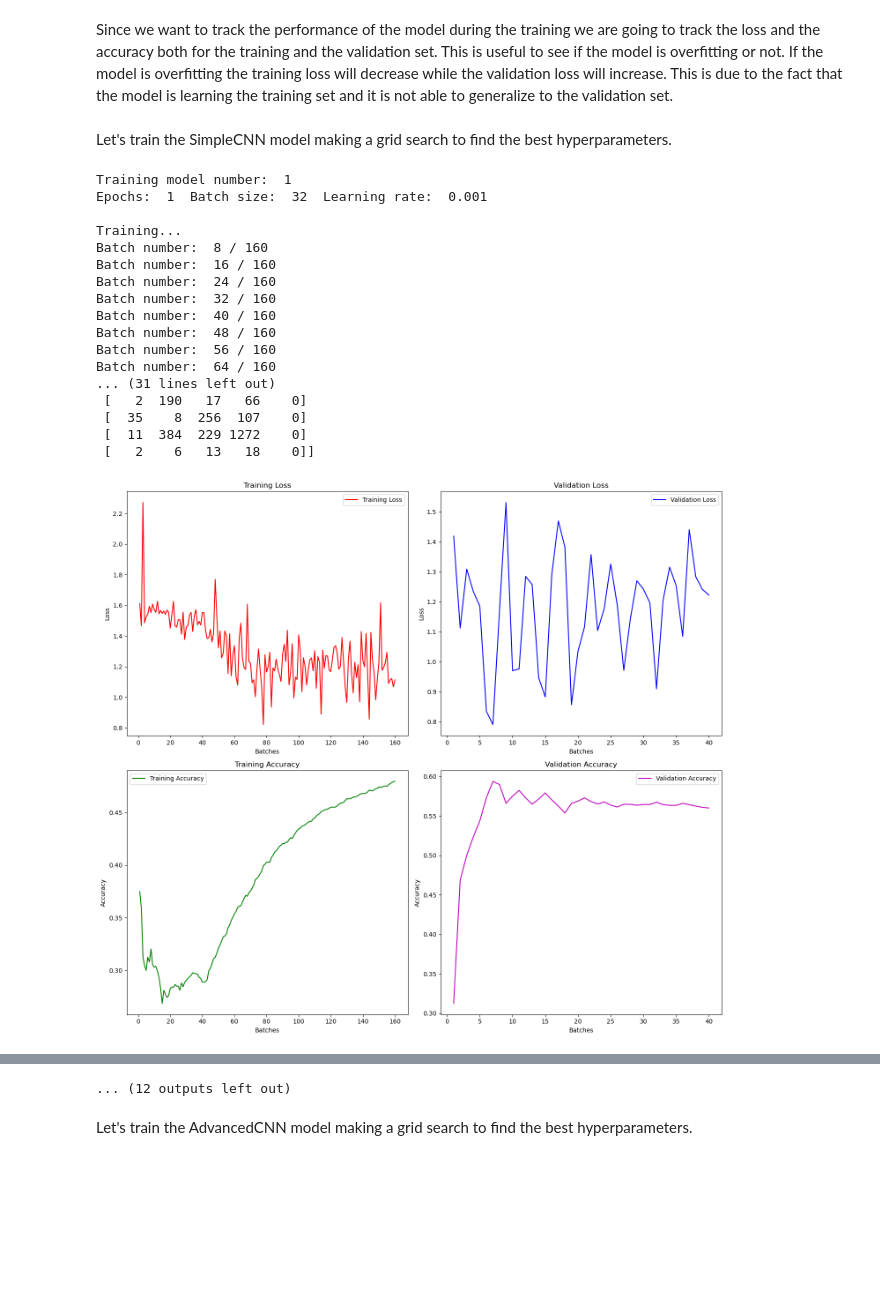
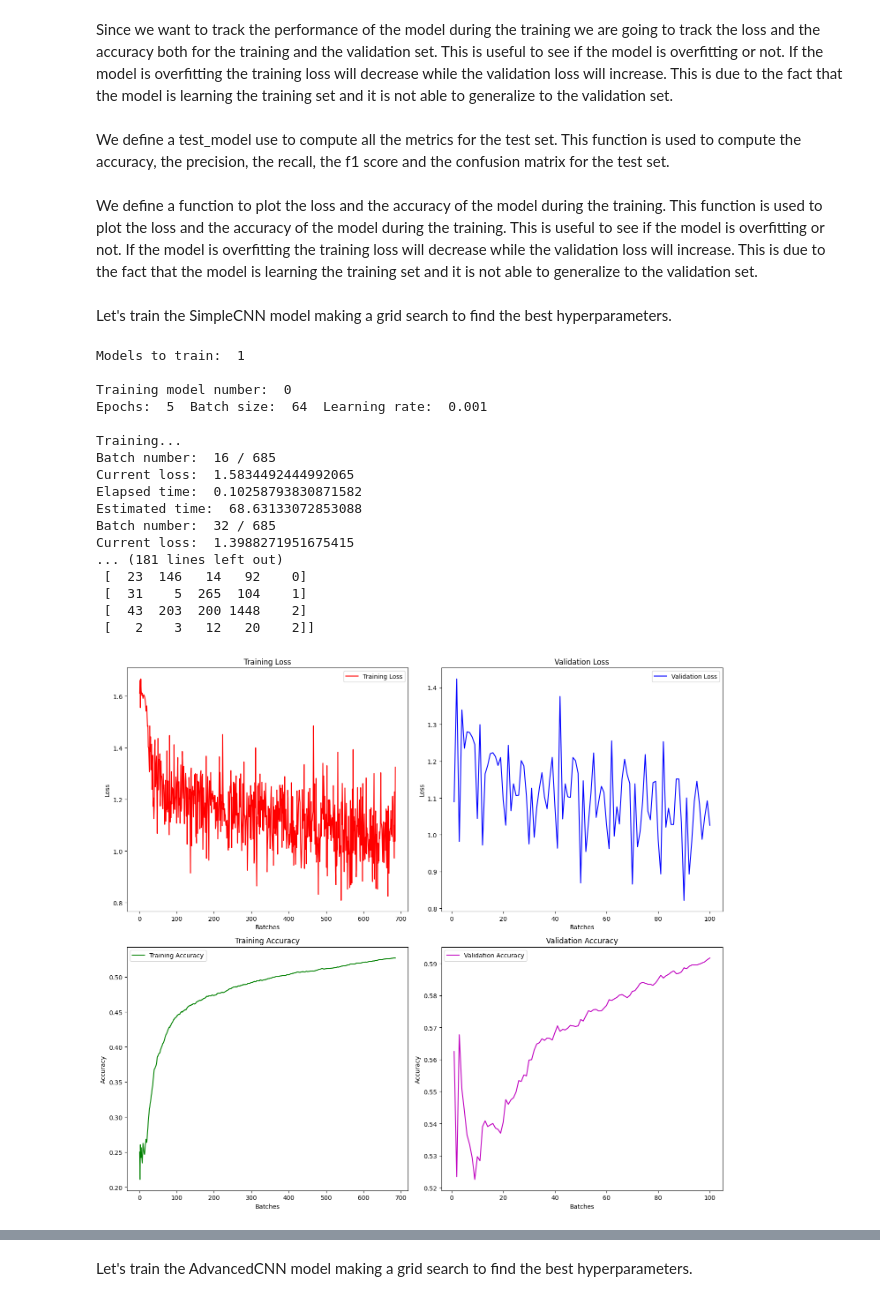
Before and after one commit to noostale/ML-Homeworks, a Jupyter notebook: Homework 2/Homework 2.ipynb, the cells around one changed output, grey strips where cells are left out. Saved outputs shown, nothing was run; the diff lists cells and outputs as text; code cells hidden in the pictures; blank space fills up the shorter version.

```diff
--- a/Homework 2/Homework 2.ipynb
+++ b/Homework 2/Homework 2.ipynb
@@ -139,14 +139,14 @@ The class 3 has 2000 elements, so we are going to check how many elements we nee
 keys = [0, 1, 2, 3, 4]
 values = elemements_for_class.tolist()
 
-
-class_counts = { k:v for (k,v) in zip(keys, values)}  # Dictionary to store class counts
+# Dictionary to store class counts
+class_counts = { k:v for (k,v) in zip(keys, values)}
 
 # Define data transformations for data augmentation
 augmentation_transform = transforms.Compose([
     transforms.RandomCrop(64, padding=4),
     # original dimension = 96x96x3
-    transforms.Resize((96, 96)),
+    transforms.Resize((96, 96), antialias=True),
 ])
 
 # Create an empty list to store augmented datasets for each class
@@ -295,9 +288,10 @@ class AdvancedCNN(nn.Module):
 # %% [markdown]
 Since we are using Pytorch we are going to instanciate a `torch.utils.data.DataLoader` object that is used to load the dataset in batches. This object is used to iterate over the dataset in batches and it is very useful when we have a large dataset.
 # %%
+# Definition of the load_data function
 def load_data(train_dataset, test_dataset, batch_size):
     train_loader = DataLoader(train_dataset, batch_size, shuffle=True)
-    validation_loader = DataLoader(validation_dataset, batch_size, shuffle=True)
-    test_loader = DataLoader(test_dataset, batch_size, shuffle=True)
+    validation_loader = DataLoader(validation_dataset, batch_size)
+    test_loader = DataLoader(test_dataset, batch_size)
     return train_loader, validation_loader, test_loader
 # %% [markdown]
@@ -358,4 +375,6 @@ def train_model(model, train_loader, validation_loader, num_epochs, optimizer):
         print(f"Epoch {epoch + 1}, Training Accuracy: {accuracy_history[-1]}, Validation Accuracy: {validation_accuracy_history[-1]}")
 
     return loss_history, accuracy_history, validation_loss_history, validation_accuracy_history
+# %% [markdown]
+We define a test_model use to compute all the metrics for the test set. This function is used to compute the accuracy, the precision, the recall, the f1 score and the confusion matrix for the test set.
 # %%
@@ -407,2 +429,4 @@ def test_model(model, test_loader, device=dml):
     return test_accuracy, test_precision, test_recall, test_f1, confusion_matrix
+# %% [markdown]
+We define a function to plot the loss and the accuracy of the model during the training. This function is used to plot the loss and the accuracy of the model during the training. This is useful to see if the model is overfitting or not. If the model is overfitting the training loss will decrease while the validation loss will increase. This is due to the fact that the model is learning the training set and it is not able to generalize to the validation set.
 # %%
@@ -461,47 +489,61 @@ def plot_metrics(loss_history, validation_loss_history, accuracy_history, valida
 # %% [markdown]
 Let's train the SimpleCNN model making a grid search to find the best hyperparameters.
 # %%
-number_epochs = [1,3]
-batch_sizes = [32,64]
-learning_rates = [0.001, 0.0001]
+torch.manual_seed(42)
 
-model_number = 1
+# Grid search values
+number_epochs = [5]
+batch_sizes = [64]
+learning_rates = [0.001]
 
+print("Models to train: ", len(number_epochs) * len(batch_sizes) * len(learning_rates))
+
+# Track the model number for each combination of hyperparameters
+model_number = 0
+
+# For each combination of hyperparameters train and test the model
 for epochs in number_epochs:
     for batch_size in batch_sizes:
         for learning_rate in learning_rates:
 
+            # Print the current model number and hyperparameters
             print()
             print("Training model number: ", model_number)
             print("Epochs: ", epochs, " Batch size: ", batch_size, " Learning rate: ", learning_rate)
             print()
 
-            model = SimpleCNN().to(dml)
-            optimizer = torch.optim.Adam(model.parameters(), lr=learning_rate)
+            # Create the model and the optimizer
+            simple_model = SimpleCNN()
+            optimizer = torch.optim.Adam(simple_model.parameters(), lr=learning_rate)
 
-            train_loader, validation_loader, test_loader = load_data(train_dataset, test_dataset, batch_size)
+            # Load the data
+            train_loader, validation_loader, test_loader = load_data(augmented_dataset, test_dataset, batch_size)
 
-            loss_history, accuracy_history, validation_loss_history, validation_accuracy_history = train_model(model, train_loader, validation_loader, num_epochs=epochs, optimizer=optimizer)
-            test_accuracy, test_precision, test_recall, test_f1, confusion_matrix = test_model(model, test_loader)
+            # Train and test the model
+            loss_history, accuracy_history, validation_loss_history, validation_accuracy_history = train_model(simple_model, train_loader, validation_loader, num_epochs=epochs, optimizer=optimizer)
+            test_accuracy, test_precision, test_recall, test_f1, confusion_matrix = test_model(simple_model, test_loader)
 
+            # Plot the metrics
             plot_metrics(loss_history, validation_loss_history, accuracy_history, validation_accuracy_history, confusion_matrix)
+
+            # Update the model number
             model_number += 1
 # %% [output]
-Training model number:  1
-Epochs:  1  Batch size:  32  Learning rate:  0.001
+Models to train:  1
+
+Training model number:  0
+Epochs:  5  Batch size:  64  Learning rate:  0.001
 
 Training...
-Batch number:  8 / 160
-Batch number:  16 / 160
-Batch number:  24 / 160
-Batch number:  32 / 160
-Batch number:  40 / 160
-Batch number:  48 / 160
-Batch number:  56 / 160
-Batch number:  64 / 160
-... (31 lines left out)
- [   2  190   17   66    0]
- [  35    8  256  107    0]
- [  11  384  229 1272    0]
- [   2    6   13   18    0]]
+Batch number:  16 / 685
+Current loss:  1.5834492444992065
+Elapsed time:  0.10258793830871582
+Estimated time:  68.63133072853088
+Batch number:  32 / 685
+Current loss:  1.3988271951675415
+... (181 lines left out)
+ [  23  146   14   92    0]
+ [  31    5  265  104    1]
+ [  43  203  200 1448    2]
+ [   2    3   12   20    2]]
-[figure, old version]
+[figure, new version]
@@ -566,4 +551,3 @@ Batch number:  64 / 80
-... (12 outputs left out)
 # %% [markdown]
 Let's train the AdvancedCNN model making a grid search to find the best hyperparameters.
 # %%
```
Also changed, not shown: parts of 24 cells of this notebook, 2 other files.
